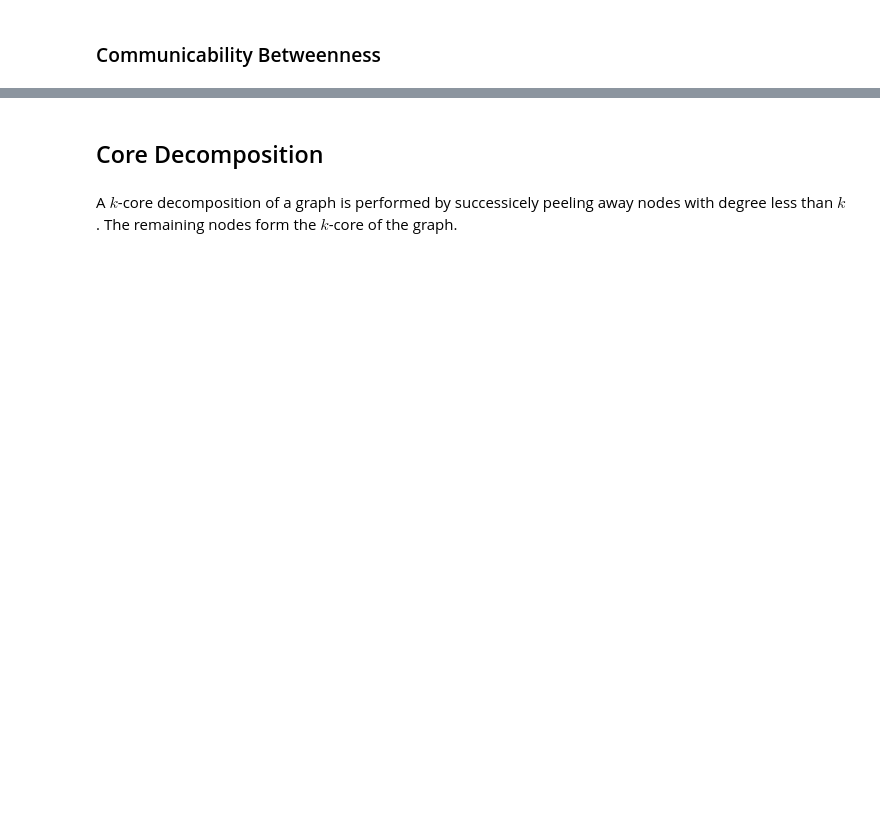
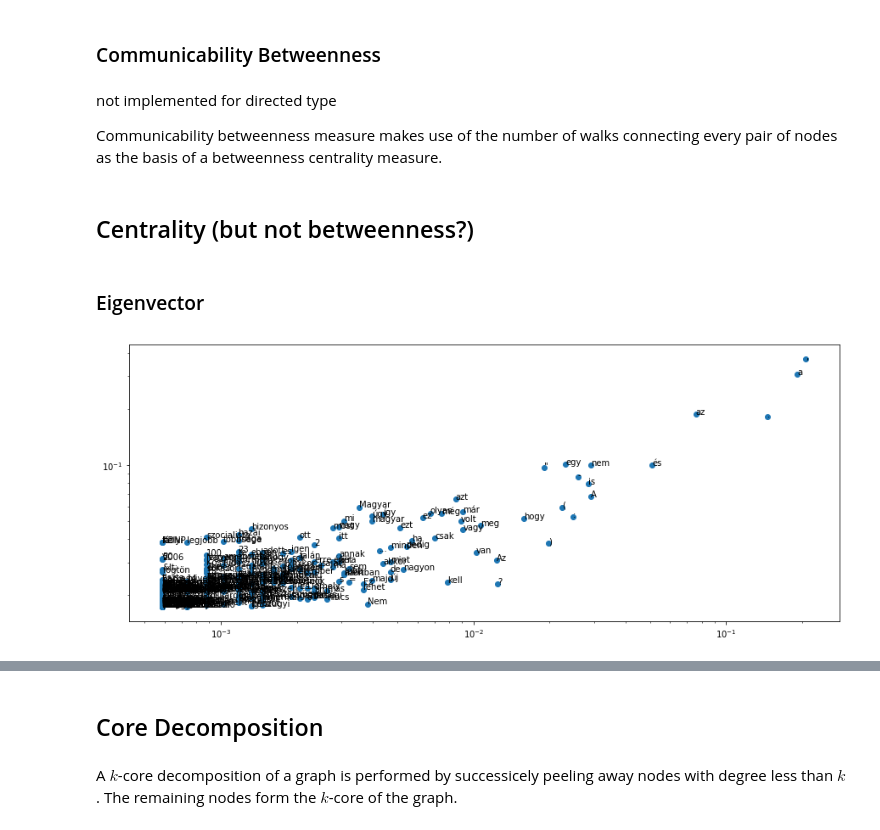
Before and after one commit to makrai/TextBetweenness, a Jupyter notebook: networkit_notebooks/NetworKit_UserGuide.ipynb, the cells around one changed output, grey strips where cells are left out. Cells and saved outputs as stored; diff of their text form; code cells hidden in the pictures; blank space fills up the shorter version.

```diff
--- a/networkit_notebooks/NetworKit_UserGuide.ipynb
+++ b/networkit_notebooks/NetworKit_UserGuide.ipynb
@@ -410,2 +369,14 @@ edge_current_flow_betweenness_centrality_subset(G, …) 	Compute current-flow be
 # %% [markdown]
 ### Communicability Betweenness
+# %% [markdown]
+not implemented for directed type
+
+Communicability betweenness measure makes use of the number of walks connecting every pair of nodes as the basis of a betweenness centrality measure.
+# %% [markdown]
+## Centrality (but not betweenness?)
+# %% [markdown]
+### Eigenvector
+# %%
+plot_against_degree(nx.eigenvector_centrality(G))
+# %% [output]
+[figure, added]
```
Also changed, not shown: parts of 94 cells of this notebook.
